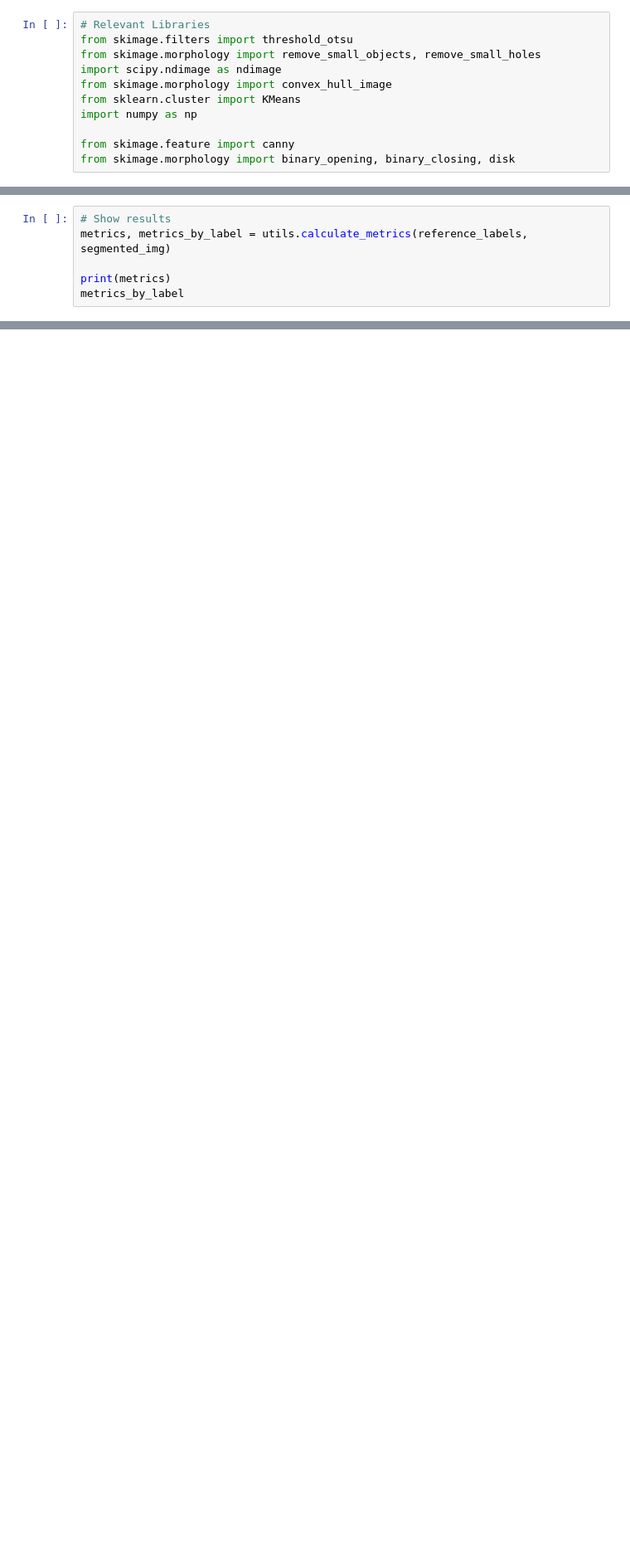
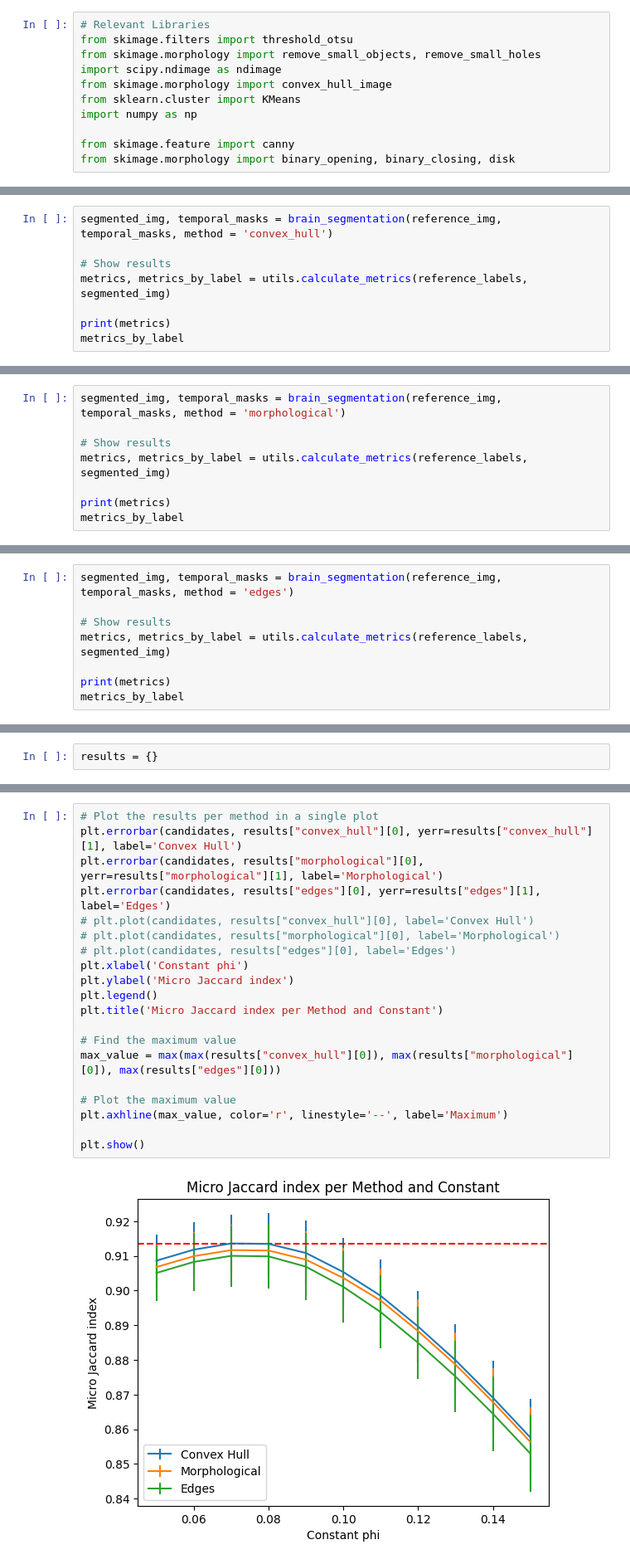
Before and after one commit to ZosoV/mri_segmentation, a Jupyter notebook: full2D_experiment.ipynb, the cells around one changed output, grey strips where cells are left out. Shown at 83% size. Cells and saved outputs as stored; diff of their text form; blank space fills up the shorter version.

```diff
--- a/full2D_experiment.ipynb
+++ b/full2D_experiment.ipynb
@@ -262,4 +368,6 @@ Text(0.5, 1.0, 'Final Segmented Image')
 # %%
+segmented_img, temporal_masks = brain_segmentation(reference_img, temporal_masks, method = 'convex_hull')
+
 # Show results
 metrics, metrics_by_label = utils.calculate_metrics(reference_labels, segmented_img)
 
@@ -285,3 +393,11 @@ metrics_by_label
  'jaccard label 5': 0.9432,
  'f1 label 5': 0.9708,
  'auprc label 5': 0.9716}
+# %%
+segmented_img, temporal_masks = brain_segmentation(reference_img, temporal_masks, method = 'morphological')
+
+# Show results
+metrics, metrics_by_label = utils.calculate_metrics(reference_labels, segmented_img)
+
+print(metrics)
+metrics_by_label
@@ -287,0 +424,8 @@ metrics_by_label
+# %%
+segmented_img, temporal_masks = brain_segmentation(reference_img, temporal_masks, method = 'edges')
+
+# Show results
+metrics, metrics_by_label = utils.calculate_metrics(reference_labels, segmented_img)
+
+print(metrics)
+metrics_by_label
@@ -287,0 +454,2 @@ metrics_by_label
+# %%
+results = {}
@@ -287,0 +632,22 @@ metrics_by_label
+# %%
+# Plot the results per method in a single plot
+plt.errorbar(candidates, results["convex_hull"][0], yerr=results["convex_hull"][1], label='Convex Hull')
+plt.errorbar(candidates, results["morphological"][0], yerr=results["morphological"][1], label='Morphological')
+plt.errorbar(candidates, results["edges"][0], yerr=results["edges"][1], label='Edges')
+# plt.plot(candidates, results["convex_hull"][0], label='Convex Hull')
+# plt.plot(candidates, results["morphological"][0], label='Morphological')
+# plt.plot(candidates, results["edges"][0], label='Edges')
+plt.xlabel('Constant phi')
+plt.ylabel('Micro Jaccard index')
+plt.legend()
+plt.title('Micro Jaccard index per Method and Constant')
+
+# Find the maximum value
+max_value = max(max(results["convex_hull"][0]), max(results["morphological"][0]), max(results["edges"][0]))
+
+# Plot the maximum value
+plt.axhline(max_value, color='r', linestyle='--', label='Maximum')
+
+plt.show()
+# %% [output]
+[figure, added]
```
Also changed, not shown: parts of 42 cells of this notebook, 6 other files.
